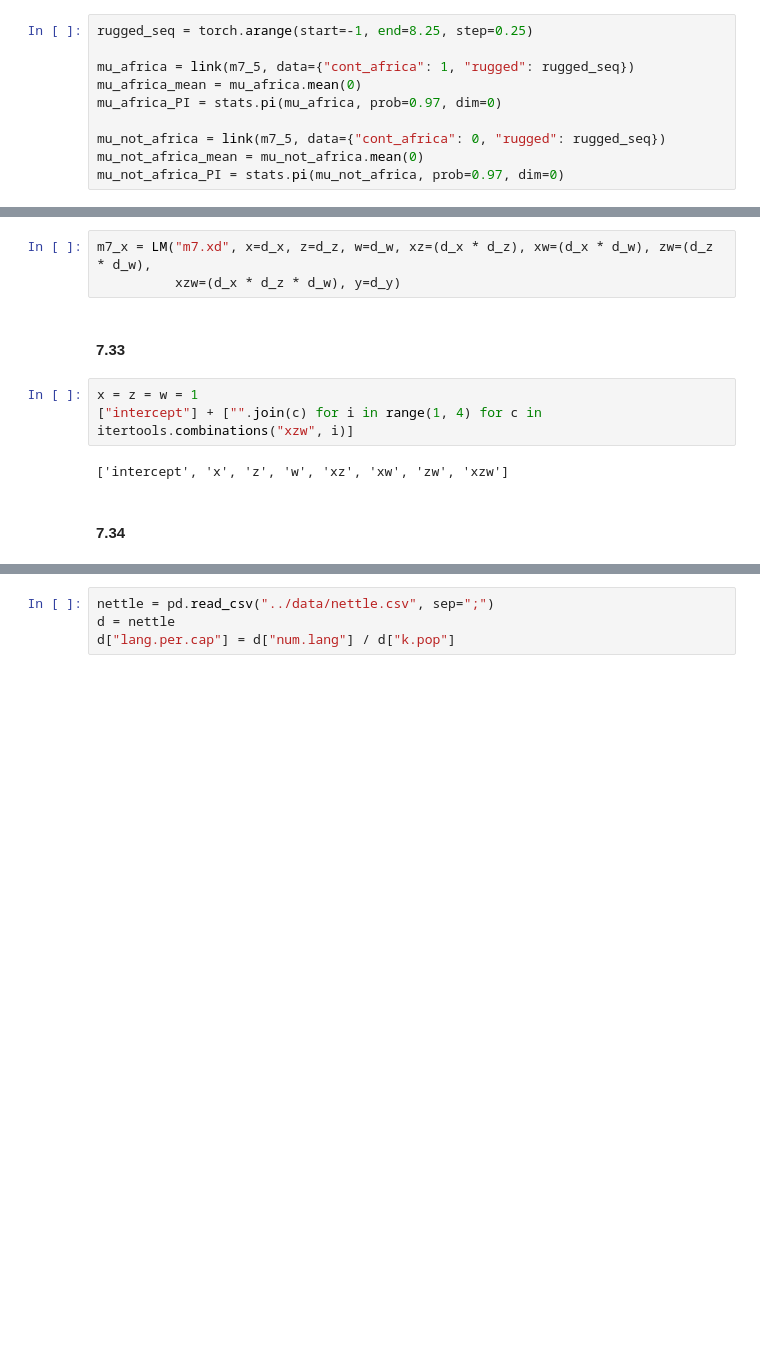
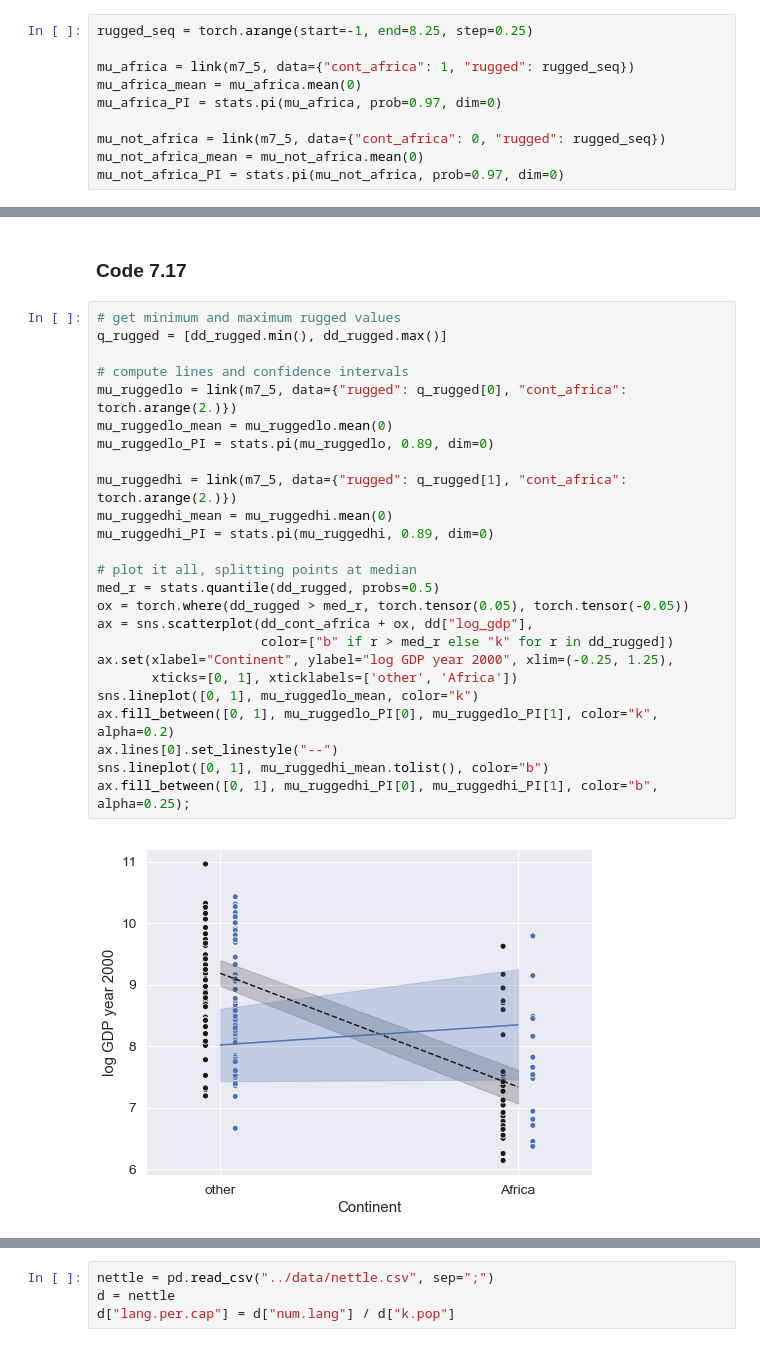
Before and after one commit to fehiepsi/rethinking-pyro, a Jupyter notebook: notebooks/07_interactions.ipynb, the cells around one changed output, grey strips where cells are left out. Saved outputs shown, nothing was run; the diff lists cells and outputs as text; blank space fills up the shorter version.

```diff
--- a/notebooks/07_interactions.ipynb
+++ b/notebooks/07_interactions.ipynb
@@ -454,12 +222,29 @@ m7_x = LM("m7.xc", x=d_x, xz=(d_x * d_z), y=d_y)
-# %%
-m7_x = LM("m7.xd", x=d_x, z=d_z, w=d_w, xz=(d_x * d_z), xw=(d_x * d_w), zw=(d_z * d_w),
-          xzw=(d_x * d_z * d_w), y=d_y)
-# %% [markdown]
-#### 7.33
-# %%
-x = z = w = 1
-["intercept"] + ["".join(c) for i in range(1, 4) for c in itertools.combinations("xzw", i)]
-# %% [output]
-['intercept', 'x', 'z', 'w', 'xz', 'xw', 'zw', 'xzw']
-# %% [markdown]
-#### 7.34
+# %% [markdown]
+### Code 7.17
+# %%
+# get minimum and maximum rugged values
+q_rugged = [dd_rugged.min(), dd_rugged.max()]
+
+# compute lines and confidence intervals
+mu_ruggedlo = link(m7_5, data={"rugged": q_rugged[0], "cont_africa": torch.arange(2.)})
+mu_ruggedlo_mean = mu_ruggedlo.mean(0)
+mu_ruggedlo_PI = stats.pi(mu_ruggedlo, 0.89, dim=0)
+
+mu_ruggedhi = link(m7_5, data={"rugged": q_rugged[1], "cont_africa": torch.arange(2.)})
+mu_ruggedhi_mean = mu_ruggedhi.mean(0)
+mu_ruggedhi_PI = stats.pi(mu_ruggedhi, 0.89, dim=0)
+
+# plot it all, splitting points at median
+med_r = stats.quantile(dd_rugged, probs=0.5)
+ox = torch.where(dd_rugged > med_r, torch.tensor(0.05), torch.tensor(-0.05))
+ax = sns.scatterplot(dd_cont_africa + ox, dd["log_gdp"],
+                     color=["b" if r > med_r else "k" for r in dd_rugged])
+ax.set(xlabel="Continent", ylabel="log GDP year 2000", xlim=(-0.25, 1.25),
+       xticks=[0, 1], xticklabels=['other', 'Africa'])
+sns.lineplot([0, 1], mu_ruggedlo_mean, color="k")
+ax.fill_between([0, 1], mu_ruggedlo_PI[0], mu_ruggedlo_PI[1], color="k", alpha=0.2)
+ax.lines[0].set_linestyle("--")
+sns.lineplot([0, 1], mu_ruggedhi_mean.tolist(), color="b")
+ax.fill_between([0, 1], mu_ruggedhi_PI[0], mu_ruggedhi_PI[1], color="b", alpha=0.25);
+# %% [output]
+[figure, added]
```
Also changed, not shown: parts of 91 cells of this notebook, 13 other files.
